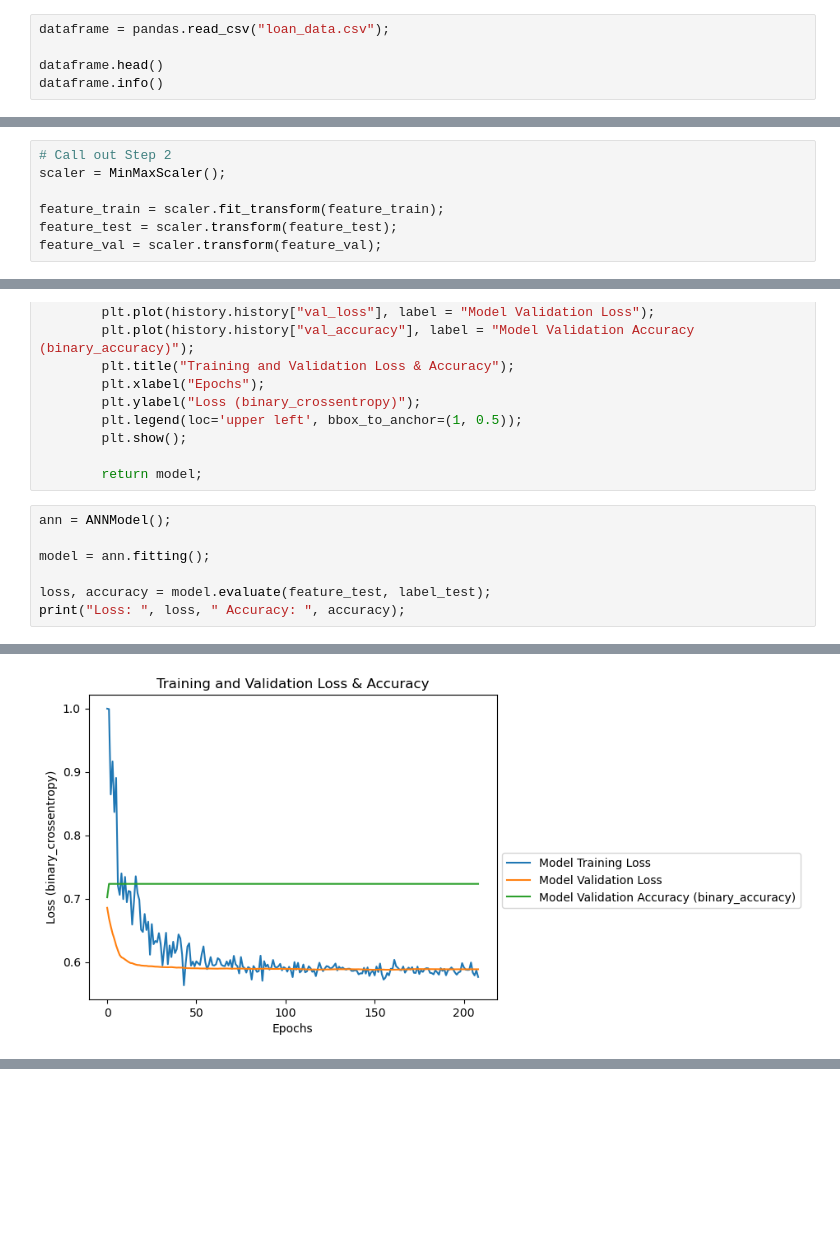
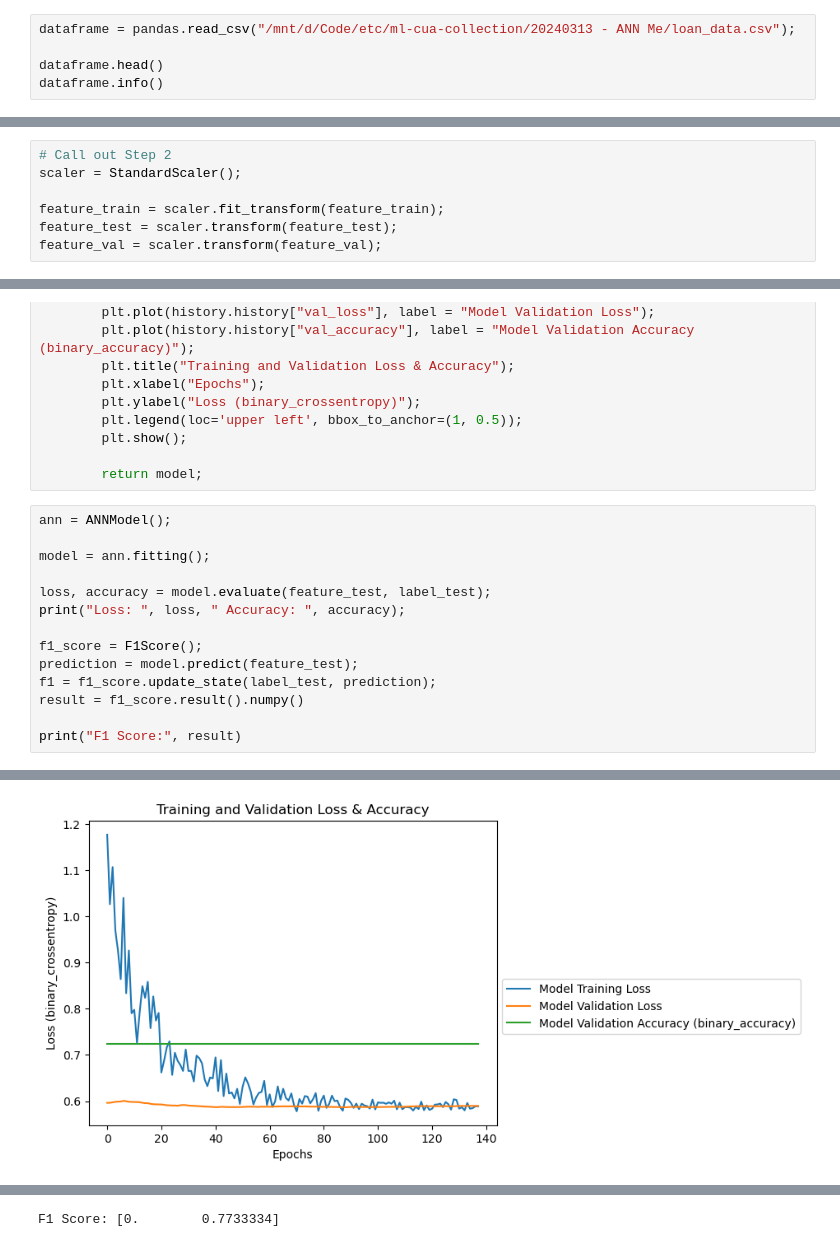
Before and after one commit to yosua-kristianto/fsharp-mldotnet, a Jupyter notebook: 20240313 - ANN Me/dojo.ipynb, the cells around one changed output, grey strips where cells are left out. Drawn from its saved outputs; the diff is of its cells as text; blank space fills up the shorter version.

Commit message:
Adding F1 Score for some reason gede

```diff
--- a/20240313 - ANN Me/dojo.ipynb
+++ b/20240313 - ANN Me/dojo.ipynb
@@ -11,7 +12,7 @@ from tensorflow.keras.optimizers import Adam;
 import matplotlib.pyplot as plt;
 import numpy;
 # %%
-dataframe = pandas.read_csv("loan_data.csv");
+dataframe = pandas.read_csv("/mnt/d/Code/etc/ml-cua-collection/20240313 - ANN Me/loan_data.csv");
 
 dataframe.head()
 dataframe.info()
@@ -109,7 +110,7 @@ feature_train.head()
 | 4 | 12 | 1 | 1 | 0 | 0 | 4887 | 0.0 | 133.0 | ... |
 # %%
 # Call out Step 2
-scaler = MinMaxScaler();
+scaler = StandardScaler();
 
 feature_train = scaler.fit_transform(feature_train);
 feature_test = scaler.transform(feature_test);
@@ -243,4 +244,11 @@ model = ann.fitting();
 
 loss, accuracy = model.evaluate(feature_test, label_test);
 print("Loss: ", loss, " Accuracy: ", accuracy);
+
+f1_score = F1Score();
+prediction = model.predict(feature_test);
+f1 = f1_score.update_state(label_test, prediction);
+result = f1_score.result().numpy()
+
+print("F1 Score:", result)
 # %% [output]
@@ -264 +272 @@ Epoch 209/500
-[figure, old version]
+[figure, new version]
@@ -266,0 +293 @@ Loss:  0.6817693114280701  Accuracy:  0.6304348111152649
+F1 Score: [0.        0.7733334]
```
Also changed, not shown: parts of 2 cells of this notebook, 1 other file.
